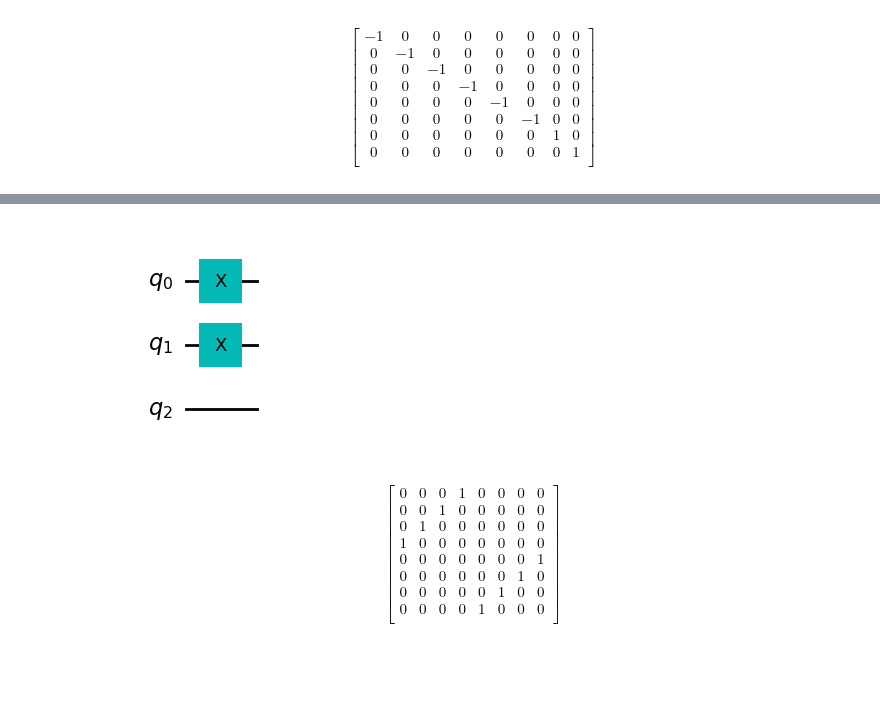
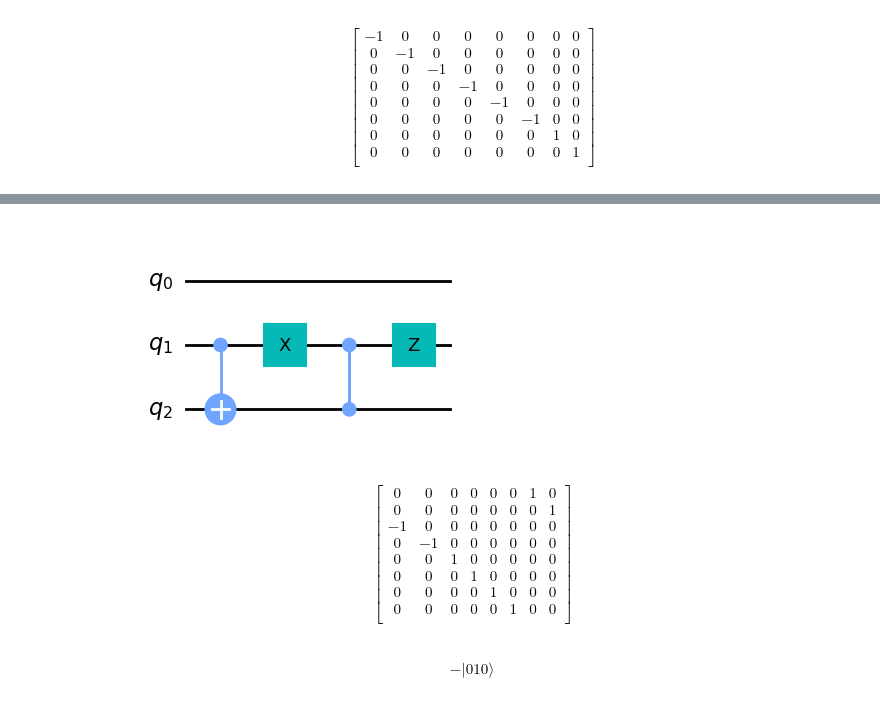
Before and after one commit to Dpbm/scientific-research-1-quantum-oracles, a Jupyter notebook: oracle-less-than/less-than.ipynb, the cells around one changed output, grey strips where cells are left out. Drawn from its saved outputs; the diff is of its cells as text; code cells hidden in the pictures; blank space fills up the shorter version.

Commit message:
generalizing oracles

```diff
--- a/oracle-less-than/less-than.ipynb
+++ b/oracle-less-than/less-than.ipynb
@@ -246,21 +261,25 @@ plot_results(qc_test_3)
 # %%
 add_two_oracle = QuantumCircuit(3, name="+2")
-#add_two_oracle.z(range(3))
-add_two_oracle.x(range(2))
+add_two_oracle.cx(1, 2)
+add_two_oracle.x(1)
+add_two_oracle.cz(1, 2)
+add_two_oracle.z(1)
 display(add_two_oracle.draw('mpl'))
 show_unitary(add_two_oracle)
+display(Statevector(add_two_oracle).draw('latex'))
 # %% [output]
-[figure, old version]
+[figure, new version]
 $$
 \begin{bmatrix}
-0 & 0 & 0 & 1 & 0 & 0 & 0 & 0  \\
+0 & 0 & 0 & 0 & 0 & 0 & 1 & 0  \\
+ 0 & 0 & 0 & 0 & 0 & 0 & 0 & 1  \\
+ -1 & 0 & 0 & 0 & 0 & 0 & 0 & 0  \\
+ 0 & -1 & 0 & 0 & 0 & 0 & 0 & 0  \\
  0 & 0 & 1 & 0 & 0 & 0 & 0 & 0  \\
- 0 & 1 & 0 & 0 & 0 & 0 & 0 & 0  \\
- 1 & 0 & 0 & 0 & 0 & 0 & 0 & 0  \\
- 0 & 0 & 0 & 0 & 0 & 0 & 0 & 1  \\
- 0 & 0 & 0 & 0 & 0 & 0 & 1 & 0  \\
+ 0 & 0 & 0 & 1 & 0 & 0 & 0 & 0  \\
+ 0 & 0 & 0 & 0 & 1 & 0 & 0 & 0  \\
  0 & 0 & 0 & 0 & 0 & 1 & 0 & 0  \\
- 0 & 0 & 0 & 0 & 1 & 0 & 0 & 0  \\
  \end{bmatrix}
 $$
+$$- |010\rangle$$
 # %%
```
Also changed, not shown: parts of 17 cells of this notebook.
